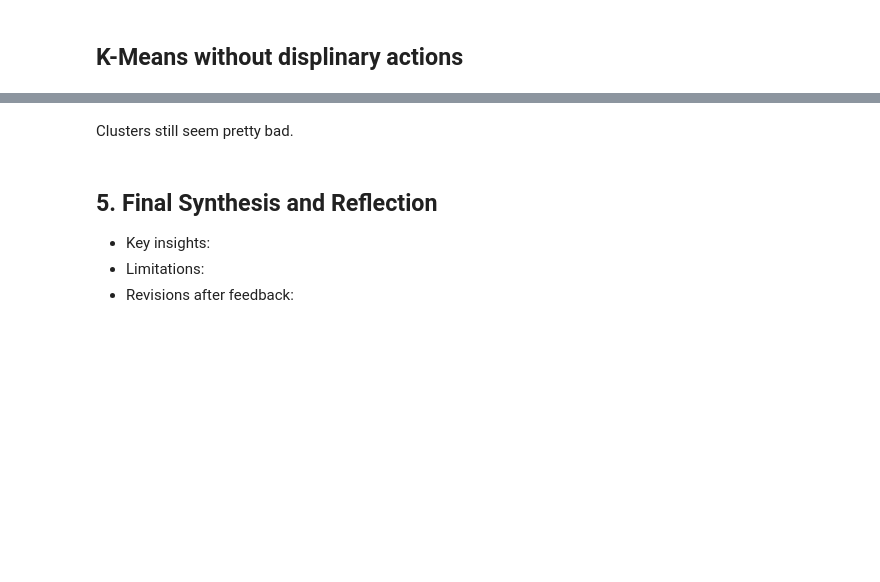
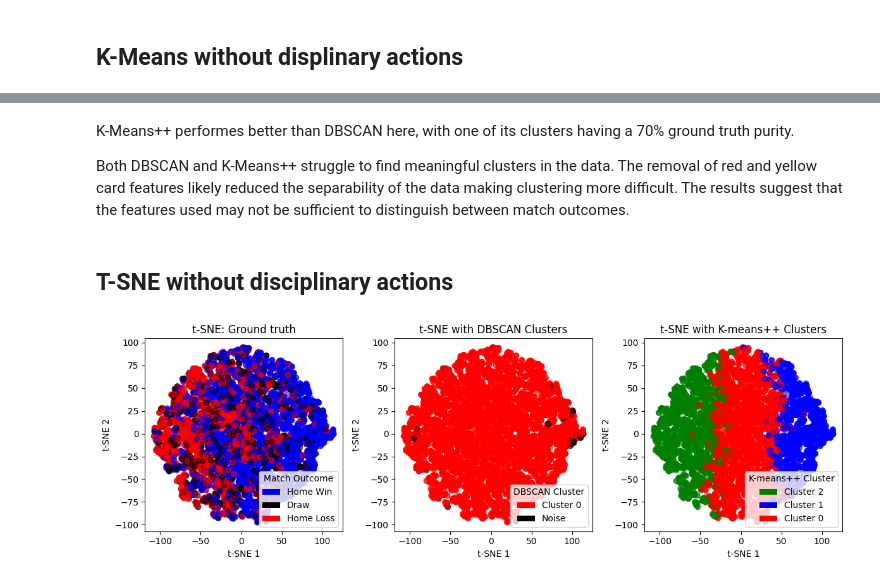
Before and after one commit to frederik007hb/Data-Mining, a Jupyter notebook: Group29_Checkpoint 1.ipynb, the cells around one changed output, grey strips where cells are left out. Cells and saved outputs as stored; diff of their text form; code cells hidden in the pictures; blank space fills up the shorter version.

```diff
--- a/Group29_Checkpoint 1.ipynb
+++ b/Group29_Checkpoint 1.ipynb
@@ -621,8 +632,64 @@ Purity score of the clustering: [0.70148402 0.46375661 0.49226804]
-# %% [markdown]
-Clusters still seem pretty bad.
-# %% [markdown]
-## 5. Final Synthesis and Reflection
-
-- Key insights:
-- Limitations:
-- Revisions after feedback:
+# %% [markdown]
+K-Means++ performes better than DBSCAN here, with one of its clusters having a 70% ground truth purity.
+
+Both DBSCAN and K-Means++ struggle to find meaningful clusters in the data. The removal of red and yellow card features likely reduced the separability of the data making clustering more difficult. The results suggest that the features used may not be sufficient to distinguish between match outcomes.
+# %% [markdown]
+## T-SNE without disciplinary actions
+# %%
+# Fit + transform
+tsne = TSNE(2, perplexity=10)
+embedding = tsne.fit_transform(modified_stats.values)
+# %%
+# --- Prepare evaluation values ---
+eval_dataframe = pd.DataFrame({'RC_diff': data['HR'] - data['AR']})
+evaluating_measure = eval_dataframe.values.flatten()
+labels_dbscan = dbscan.labels_
+labels_kmeans = k_means.labels_
+
+# --- Color maps ---
+color_map2 = {1: 'blue', 0: 'black', -1: 'red'}
+color_map3 = {2: 'green', 1: 'blue', 0: 'red', -1: 'black'}
+color_map4 = {2: 'green', 1: 'blue', 0: 'red'}
+
+# --- Prepare colors ---
+colors2 = [color_map2[int(val)] for val in ground_truth]
+colors3 = [color_map3[int(val)] for val in labels]
+colors4 = [color_map4[int(val)] for val in labels_kmeans]
+
+# --- Legends ---
+legend_2 = {1: 'Home Win', 0: 'Draw', -1: 'Home Loss'}
+legend_3 = {0: 'Cluster 0', -1: 'Noise'}
+legend_4 = {2: 'Cluster 2', 1: 'Cluster 1', 0: 'Cluster 0'}
+
+# --- Create figure ---
+fig, ax = plt.subplots(1, 3, figsize=(12, 4))
+ax = ax.flatten()
+
+# --- Subplot 2: Match outcome ---
+ax[0].scatter(embedding[:, 0], embedding[:, 1], color=colors2, alpha=0.5)
+ax[0].set_xlabel("t-SNE 1")
+ax[0].set_ylabel("t-SNE 2")
+ax[0].set_title("t-SNE: Ground truth")
+legend_elements2 = [Patch(facecolor=color_map2[key], label=legend_2[key]) for key in legend_2]
+ax[0].legend(handles=legend_elements2, title="Match Outcome")
+
+# --- Subplot 3: DBSCAN clusters ---
+ax[1].scatter(embedding[:, 0], embedding[:, 1], color=colors3, alpha=0.5)
+ax[1].set_xlabel("t-SNE 1")
+ax[1].set_ylabel("t-SNE 2")
+ax[1].set_title("t-SNE with DBSCAN Clusters")
+legend_elements3 = [Patch(facecolor=color_map3[key], label=legend_3[key]) for key in legend_3]
+ax[1].legend(handles=legend_elements3, title="DBSCAN Cluster")
+
+# --- Subplot 4: K-means++ clusters ---
+ax[2].scatter(embedding[:, 0], embedding[:, 1], color=colors4, alpha=0.5)
+ax[2].set_xlabel("t-SNE 1")
+ax[2].set_ylabel("t-SNE 2")
+ax[2].set_title("t-SNE with K-means++ Clusters")
+legend_elements4 = [Patch(facecolor=color_map4[key], label=legend_4[key]) for key in legend_4]
+ax[2].legend(handles=legend_elements4, title="K-means++ Cluster")
+
+plt.tight_layout()
+plt.show()
+# %% [output]
+[figure, added]
```
Also changed, not shown: parts of 11 cells of this notebook, 1 other file.
